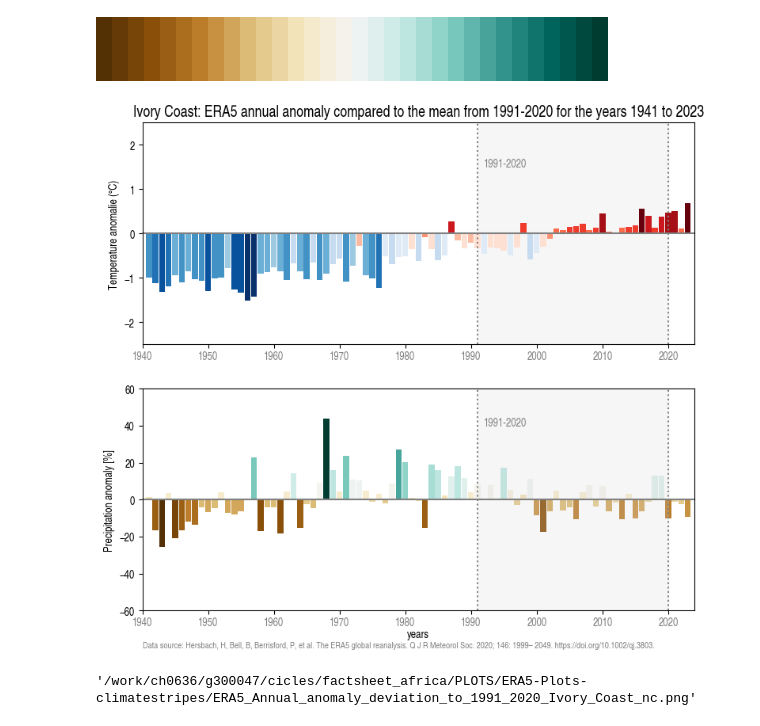
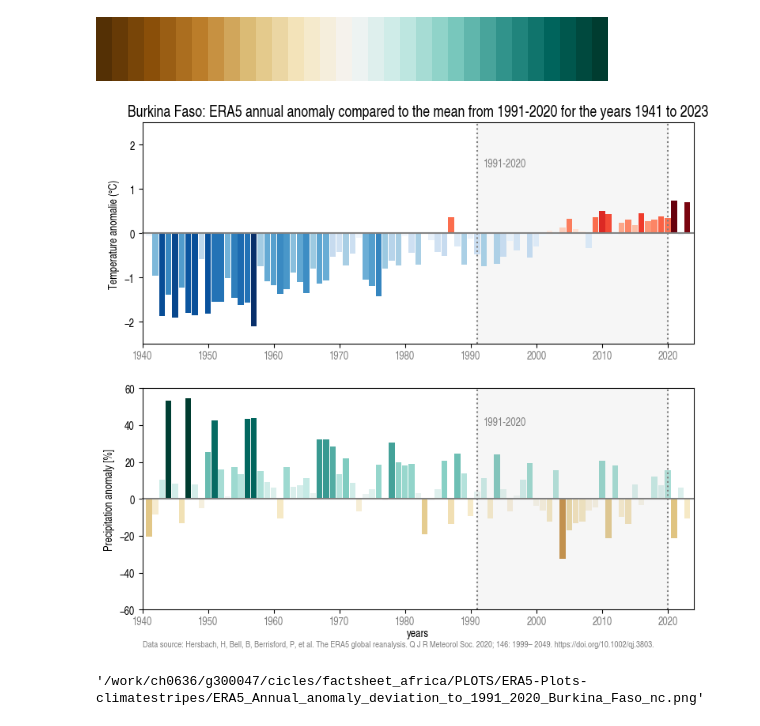
Before and after one commit to KatharinaBuelow/factsheet_africa, a Jupyter notebook: Notebooks/ERA5/Plot_ERA5_annual_anomaly-new_color.ipynb, the cells around one changed output. Drawn from its saved outputs; the diff is of its cells as text; code cells hidden in the pictures.

```diff
--- a/Notebooks/ERA5/Plot_ERA5_annual_anomaly-new_color.ipynb
+++ b/Notebooks/ERA5/Plot_ERA5_annual_anomaly-new_color.ipynb
@@ -25,8 +25,8 @@ import warnings
 warnings.filterwarnings('ignore')
 # %%
 datadir="/work/ch0636/g300047/cicles/climate_fact_data/spavg_era5"
-FilenameT="climdexERA5_TG_year_weighted_means.csv"
-FilenameNS="climdexERA5_RRm_year_weighted_means.csv"
+FilenameT="TG/climdexERA5_TG_year_weighted_means.csv"
+FilenameNS="RRm/climdexERA5_RRm_year_weighted_means.csv"
 inputT=os.path.join(datadir,FilenameT)
 inputNS=os.path.join(datadir,FilenameNS)
 outdir="/work/ch0636/g300047/cicles/factsheet_africa/PLOTS/ERA5-Plots-climatestripes"
@@ -34,9 +34,9 @@ if not os.path.exists(outdir):
     os.makedirs(outdir)
 # %%
 # Country selection
-country = "Ivory Coast"
+#country = "Ivory Coast"
 #country = "Togo"
-#country = "Burkina Faso"
+country = "Burkina Faso"
 region = country.replace(" ", "_")
 plotname = "ERA5_Annual_anomaly_deviation_to_1991_2020_" + region + "_nc.png"
 figure = os.path.join(outdir, plotname)
@@ -115,14 +115,29 @@ BrBG
 
 f, (ax1, ax2) = plt.subplots(2, 1, figsize=(9, 8), sharex=True)
 plt.rcParams["font.family"] = "Nimbus Sans Narrow"
-# Plot bars
+
+# Build sign-strict colors: red for positive, blue for negative (Temperature)
+vals_T = dfTn["Temperature anomaly [°C]"]
+pos_mask_T = vals_T >= 0
+neg_mask_T = ~pos_mask_T
+pos_norm_T = mpl.colors.Normalize(vmin=0, vmax=vals_T[pos_mask_T].max() if pos_mask_T.any() else 1)
+neg_norm_T = mpl.colors.Normalize(vmin=0, vmax=np.abs(vals_T[neg_mask_T]).max() if neg_mask_T.any() else 1)
+reds = mpl.colormaps["Reds"]
+blues = mpl.colormaps["Blues"]  # light for small |v|, dark for large negative
+colors_T = []
+for v in vals_T:
+    if v >= 0:
+        colors_T.append(reds(pos_norm_T(v)))
+    else:
+        colors_T.append(blues(neg_norm_T(abs(v))))
+
+# Plot bars (Temperature)
 ax1.bar(
     dfTn["year"],
     dfTn["Temperature anomaly [°C]"],
-    color=cmap(norm(dfTn["Temperature anomaly [°C]"])),
+    color=colors_T,
     width=0.9,
     zorder=2,
-    # alpha=0.9
 )
 
 ax1.set_ylabel("Temperature anomalie (°C)")
@@ -144,48 +159,54 @@ ax1.axvspan(1991, 2020, alpha=0.2, color="lightgrey")
 ax1.axvline(1991, color="grey", linestyle=":", clip_on=False)
 ax1.axvline(2020, color="grey", linestyle=":", clip_on=False)
 ax1.text(1992, 1.5, "1991-2020", size=10, color="grey")
-# ax1.grid(True)
 
-# Niederschlag
+# Niederschlag (Precipitation): use BrBG colormap centered at 0 (no colorbar)
+vals_P = dfNSn["Precipitation change [%]"]
+max_abs_P = float(np.nanmax(np.abs(vals_P))) if len(vals_P) else 1.0
+from matplotlib.colors import TwoSlopeNorm
+BrBG = mpl.colormaps["BrBG"]
+# Centered normalization ensures brown for negatives, green for positives
+brbg_norm = TwoSlopeNorm(vmin=-max_abs_P, vcenter=0.0, vmax=max_abs_P)
+colors_P = [BrBG(brbg_norm(v)) for v in vals_P]
+
 ax2.bar(
     dfNSn["year"],
     dfNSn["Precipitation change [%]"],
-    color=BrBG(norm2(dfNSn["Precipitation change [%]"])),
-    # alpha=0.9,
+    color=colors_P,
     width=0.9,
 )
 ax2.set_ylabel("Precipitation anomaly [%]")
 ax2.axvspan(1991, 2020, alpha=0.2, color="lightgrey")
 ax2.set_xlabel("years", fontsize=10, labelpad=1)
 ax2.xaxis.set_tick_params(
     pad=2,
     labelbottom=True,
     bottom=True,
     labelsize=10,
     labelrotation=0,
     labelcolor="grey",
 )
 
 ax2.set_xlim([dfNSn["year"].min() - 1, dfNSn["year"].max() + 1])
 ax2.set_ylim(-60, 60)
 ax2.axhline(0, color="grey", clip_on=False)
 
 ax2.axvline(1991, color="grey", linestyle=":", clip_on=False)
 ax2.axvline(2020, color="grey", linestyle=":", clip_on=False)
 ax2.text(1992, 40, "1991-2020", size=10, color="grey")
 
 ax2.text(
     1940,
     -80,
     s="Data source: Hersbach, H, Bell, B, Berrisford, P, et al. The ERA5 global reanalysis. Q J R Meteorol Soc. 2020; 146: 1999– 2049. https://doi.org/10.1002/qj.3803.",
     size=8,
     color="grey",
 )
 # plt.show()
 plt.savefig(figure, dpi=1200, bbox_inches="tight")
 # %% [output]
-[figure, old version]
+[figure, new version]
 # %%
 figure
 # %% [output]
-'/work/ch0636/g300047/cicles/factsheet_africa/PLOTS/ERA5-Plots-climatestripes/ERA5_Annual_anomaly_deviation_to_1991_2020_Ivory_Coast_nc.png'
+'/work/ch0636/g300047/cicles/factsheet_africa/PLOTS/ERA5-Plots-climatestripes/ERA5_Annual_anomaly_deviation_to_1991_2020_Burkina_Faso_nc.png'
```
Also changed, not shown: 4 other files.
